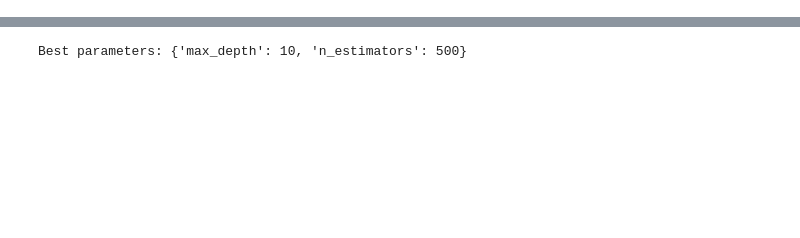
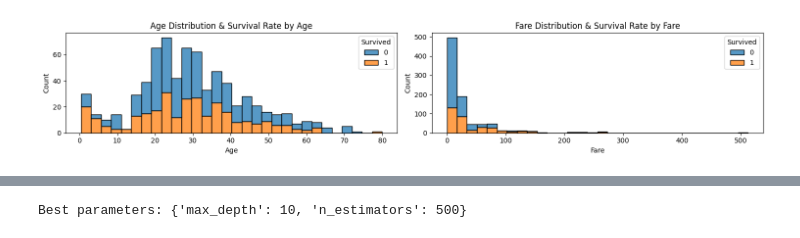
Before and after one commit to oriolraventost/Kaggle-Competitions, a Jupyter notebook: titanic.ipynb, the cells around one changed output, grey strips where cells are left out. Saved outputs shown, nothing was run; the diff lists cells and outputs as text; code cells hidden in the pictures; blank space fills up the shorter version.

```diff
--- a/titanic.ipynb
+++ b/titanic.ipynb
@@ -284,0 +197,16 @@ Next we will create a couple of features that might be useful to predict our tar
+# %%
+#Plot numerical features distribution and survival rates
+warnings.simplefilter(action='ignore', category=FutureWarning)
+
+fig, axs = plt.subplots(1, 2, figsize=(15, 3))
+
+sns.histplot(data=df_train, x='Age', hue='Survived', bins=30, multiple='stack', ax=axs[0])
+axs[0].set_title('Age Distribution & Survival Rate by Age')
+
+sns.histplot(data=df_train, x='Fare', hue='Survived', bins=30, multiple='stack', ax=axs[1])
+axs[1].set_title('Fare Distribution & Survival Rate by Fare')
+
+plt.tight_layout()
+plt.show()
+# %% [output]
+[figure, added]
```
Also changed, not shown: parts of 81 cells of this notebook.
